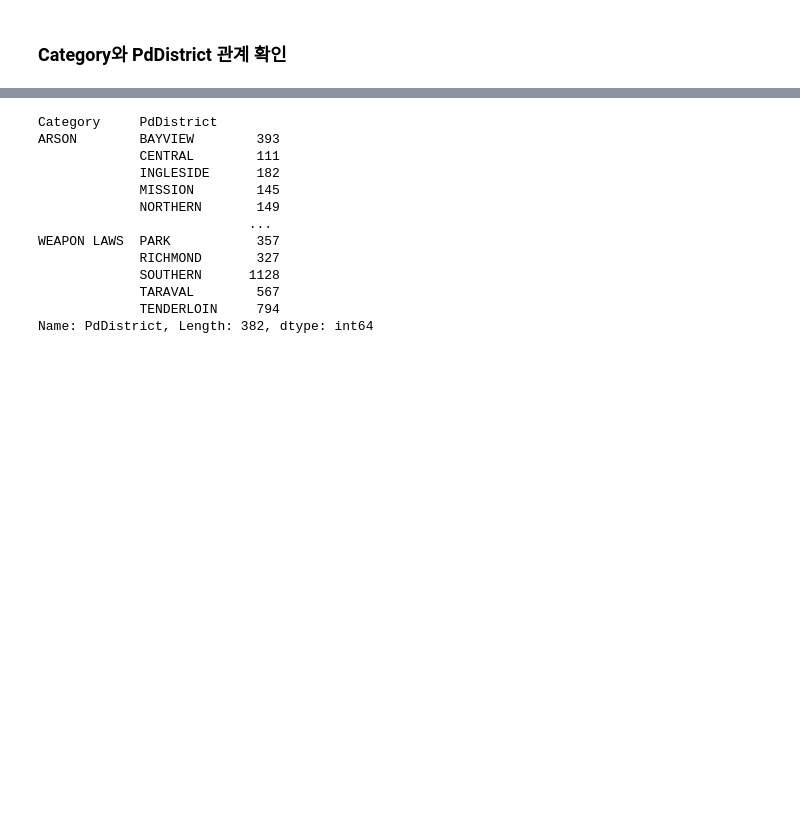
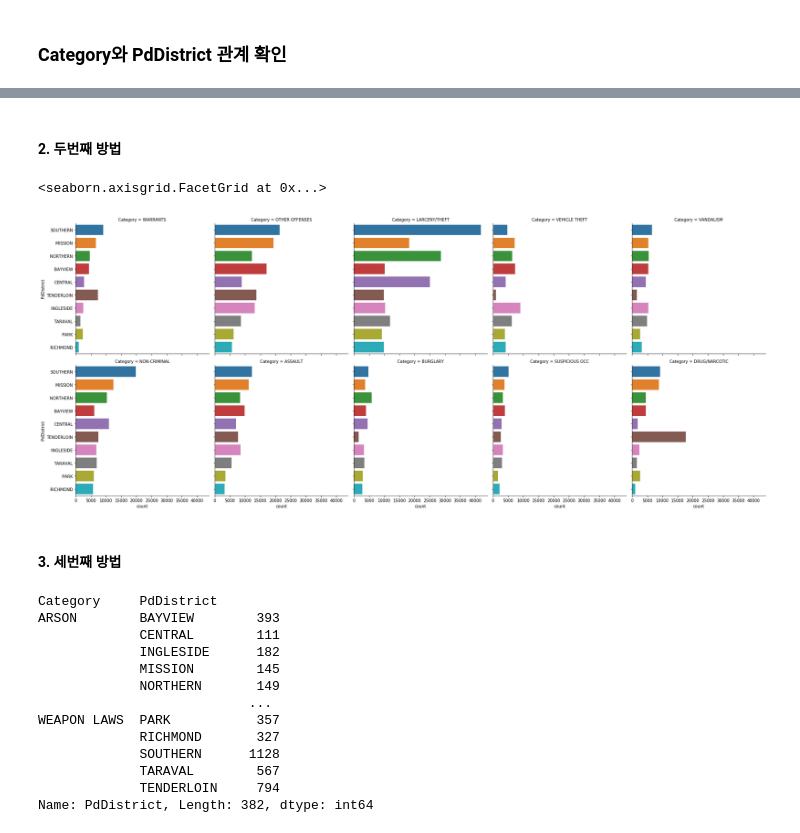
Before and after one commit to eunguru/DataAnalysis, a Jupyter notebook: sf_crime/01_sf_crime_eda.ipynb, the cells around one changed output, grey strips where cells are left out. Drawn from its saved outputs; the diff is of its cells as text; code cells hidden in the pictures; blank space fills up the shorter version.

```diff
--- a/sf_crime/01_sf_crime_eda.ipynb
+++ b/sf_crime/01_sf_crime_eda.ipynb
@@ -498,3 +544,18 @@ sns.lmplot(x="X", y="Y", hue="PdDistrict",
+# %% [markdown]
+#### 2. 두번째 방법
+# %%
+# 범죄 발생빈도가 높은 상위 10개 범죄 데이터
+top10_category = non_outliers["Category"].value_counts().index[:10]
+df_top10_category = non_outliers.loc[non_outliers["Category"].isin(top10_category)]
+
+sns.catplot(data=df_top10_category, y="PdDistrict",
+            col="Category", col_wrap=5, kind="count",
+           order=non_outliers["PdDistrict"].value_counts().index)
+# %% [output]
+<seaborn.axisgrid.FacetGrid at 0x...>
+[figure, added]
+# %% [markdown]
+#### 3. 세번째 방법
 # %%
 groups2 = non_outliers.groupby(['Category', 'PdDistrict'])['PdDistrict'].count()
 groups2
```
Also changed, not shown: parts of 8 cells of this notebook.
